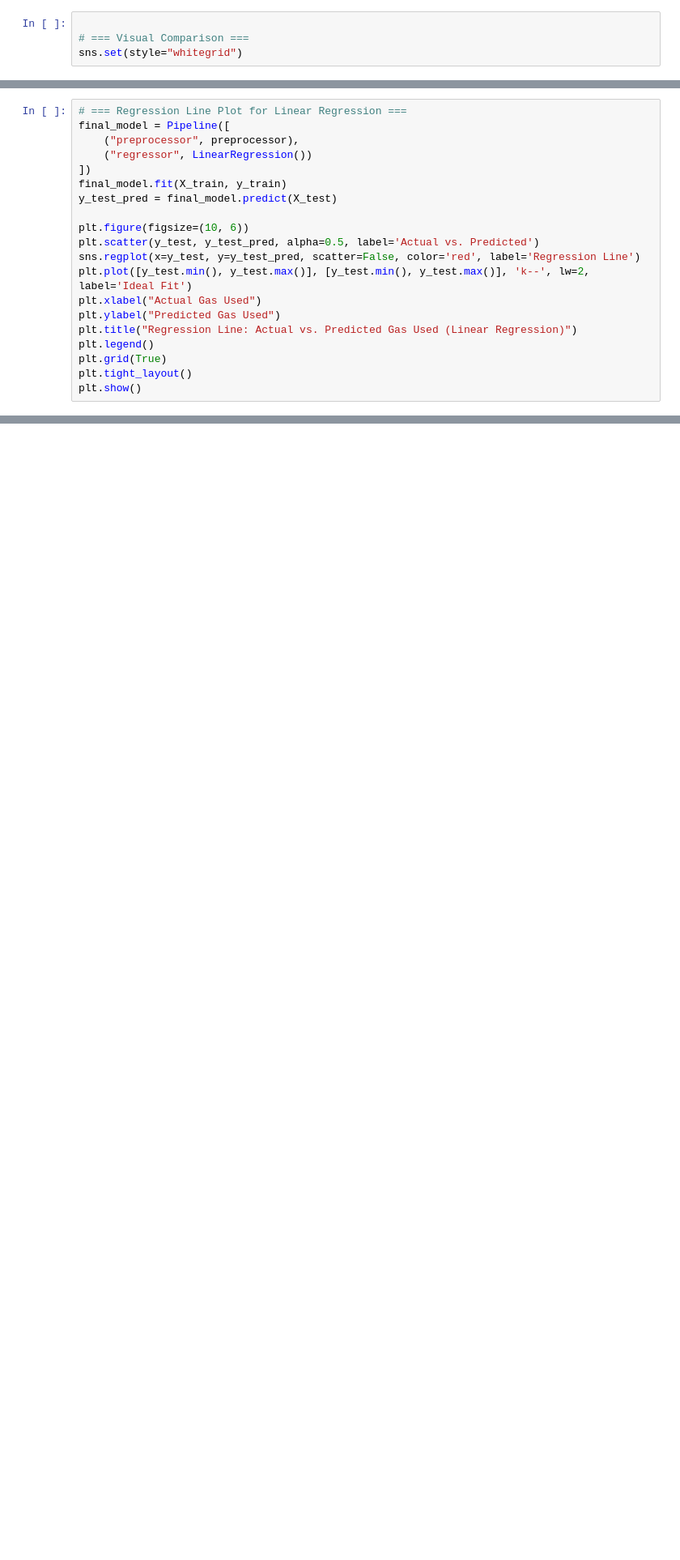
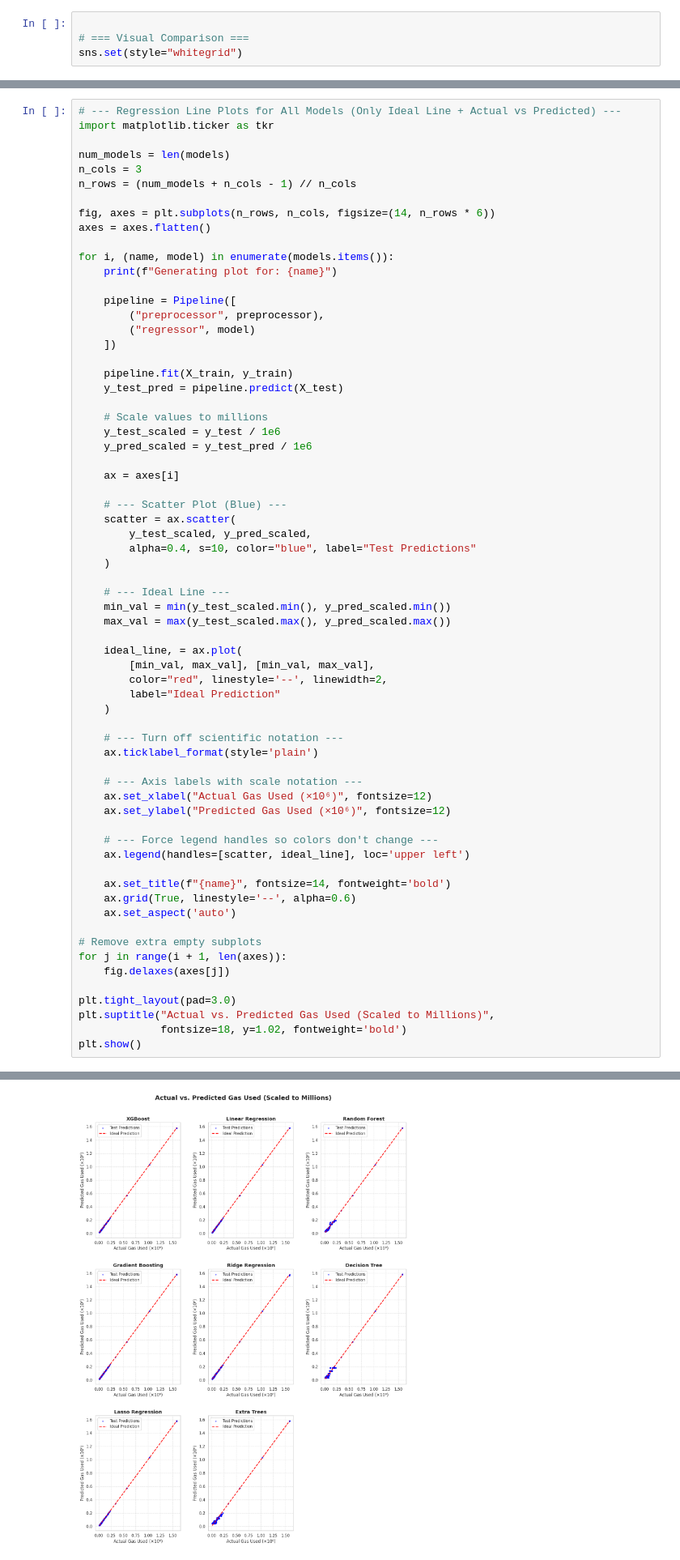
Before and after one commit to PihuNiranjan/Alexa-using-python, a Jupyter notebook: final.ipynb, the cells around one changed output, grey strips where cells are left out. Shown at 81% size. Drawn from its saved outputs; the diff is of its cells as text; blank space fills up the shorter version.

```diff
--- a/final.ipynb
+++ b/final.ipynb
@@ -202,20 +276,0 @@ Passing `palette` without assigning `hue` is deprecated and will be removed in v
-# %%
-# === Regression Line Plot for Linear Regression ===
-final_model = Pipeline([
-    ("preprocessor", preprocessor),
-    ("regressor", LinearRegression())
-])
-final_model.fit(X_train, y_train)
-y_test_pred = final_model.predict(X_test)
-
-plt.figure(figsize=(10, 6))
-plt.scatter(y_test, y_test_pred, alpha=0.5, label='Actual vs. Predicted')
-sns.regplot(x=y_test, y=y_test_pred, scatter=False, color='red', label='Regression Line')
-plt.plot([y_test.min(), y_test.max()], [y_test.min(), y_test.max()], 'k--', lw=2, label='Ideal Fit')
-plt.xlabel("Actual Gas Used")
-plt.ylabel("Predicted Gas Used")
-plt.title("Regression Line: Actual vs. Predicted Gas Used (Linear Regression)")
-plt.legend()
-plt.grid(True)
-plt.tight_layout()
-plt.show()
@@ -234,0 +933,67 @@ print(results_df)
+# %%
+# --- Regression Line Plots for All Models (Only Ideal Line + Actual vs Predicted) ---
+import matplotlib.ticker as tkr
+
+num_models = len(models)
+n_cols = 3
+n_rows = (num_models + n_cols - 1) // n_cols
+
+fig, axes = plt.subplots(n_rows, n_cols, figsize=(14, n_rows * 6))
+axes = axes.flatten()
+
+for i, (name, model) in enumerate(models.items()):
+    print(f"Generating plot for: {name}")
+
+    pipeline = Pipeline([
+        ("preprocessor", preprocessor),
+        ("regressor", model)
+    ])
+
+    pipeline.fit(X_train, y_train)
+    y_test_pred = pipeline.predict(X_test)
+
+    # Scale values to millions
+    y_test_scaled = y_test / 1e6
+    y_pred_scaled = y_test_pred / 1e6
+
+    ax = axes[i]
+
+    # --- Scatter Plot (Blue) ---
+    scatter = ax.scatter(
+        y_test_scaled, y_pred_scaled,
+        alpha=0.4, s=10, color="blue", label="Test Predictions"
+    )
+
+    # --- Ideal Line ---
+    min_val = min(y_test_scaled.min(), y_pred_scaled.min())
+    max_val = max(y_test_scaled.max(), y_pred_scaled.max())
+
+    ideal_line, = ax.plot(
+        [min_val, max_val], [min_val, max_val],
+        color="red", linestyle='--', linewidth=2,
+        label="Ideal Prediction"
+    )
+
+    # --- Turn off scientific notation ---
+    ax.ticklabel_format(style='plain')
+
+    # --- Axis labels with scale notation ---
+    ax.set_xlabel("Actual Gas Used (×10⁶)", fontsize=12)
+    ax.set_ylabel("Predicted Gas Used (×10⁶)", fontsize=12)
+
+    # --- Force legend handles so colors don't change ---
+    ax.legend(handles=[scatter, ideal_line], loc='upper left')
+
+    ax.set_title(f"{name}", fontsize=14, fontweight='bold')
+    ax.grid(True, linestyle='--', alpha=0.6)
+    ax.set_aspect('auto')
+
+# Remove extra empty subplots
+for j in range(i + 1, len(axes)):
+    fig.delaxes(axes[j])
+
+plt.tight_layout(pad=3.0)
+plt.suptitle("Actual vs. Predicted Gas Used (Scaled to Millions)",
+             fontsize=18, y=1.02, fontweight='bold')
+plt.show()
+# %% [output]
@@ -235,3 +1008,4 @@ print(results_df)
+[figure, added]
 # %%
 # === Train and evaluate models ===
 results = []
```
Also changed, not shown: parts of 25 cells of this notebook.
